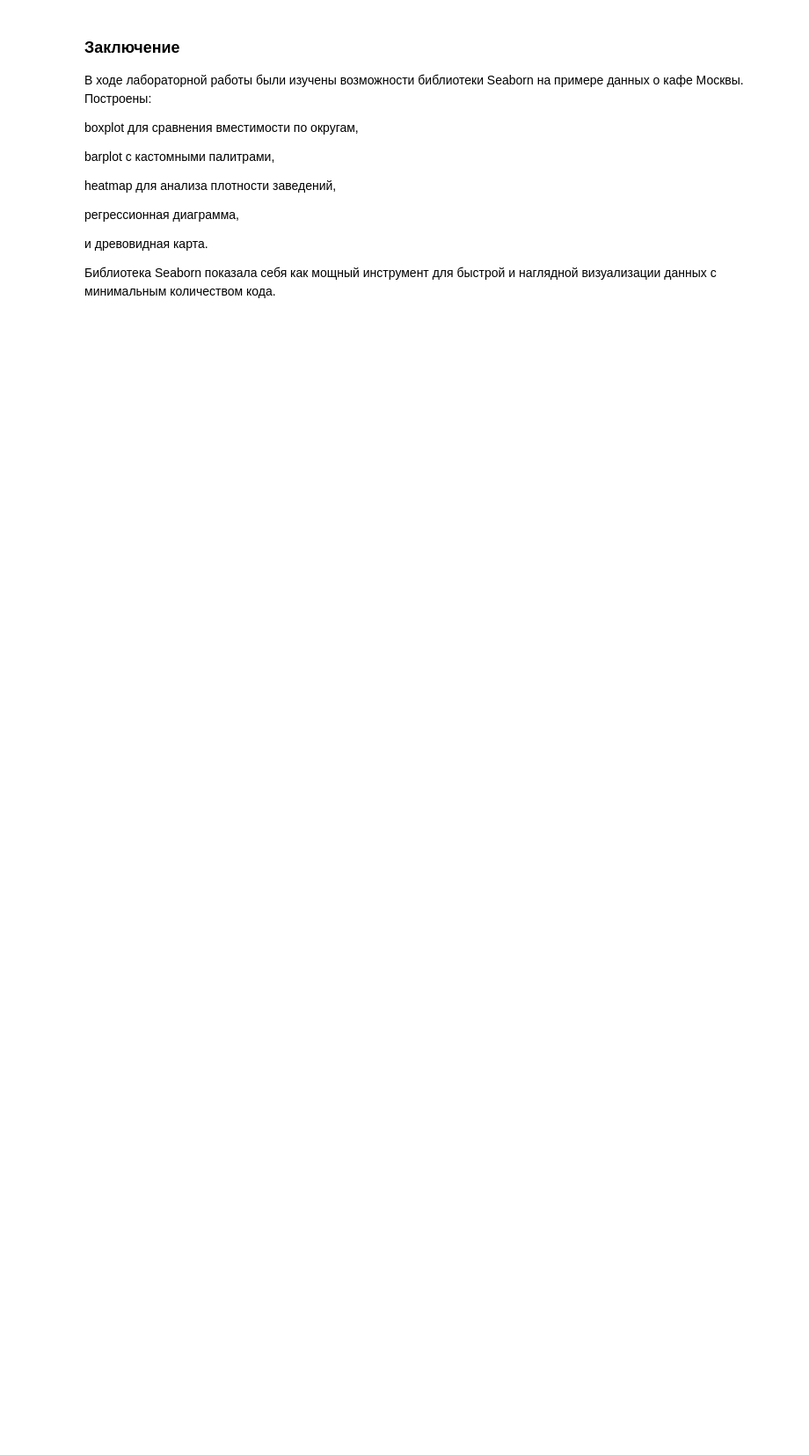
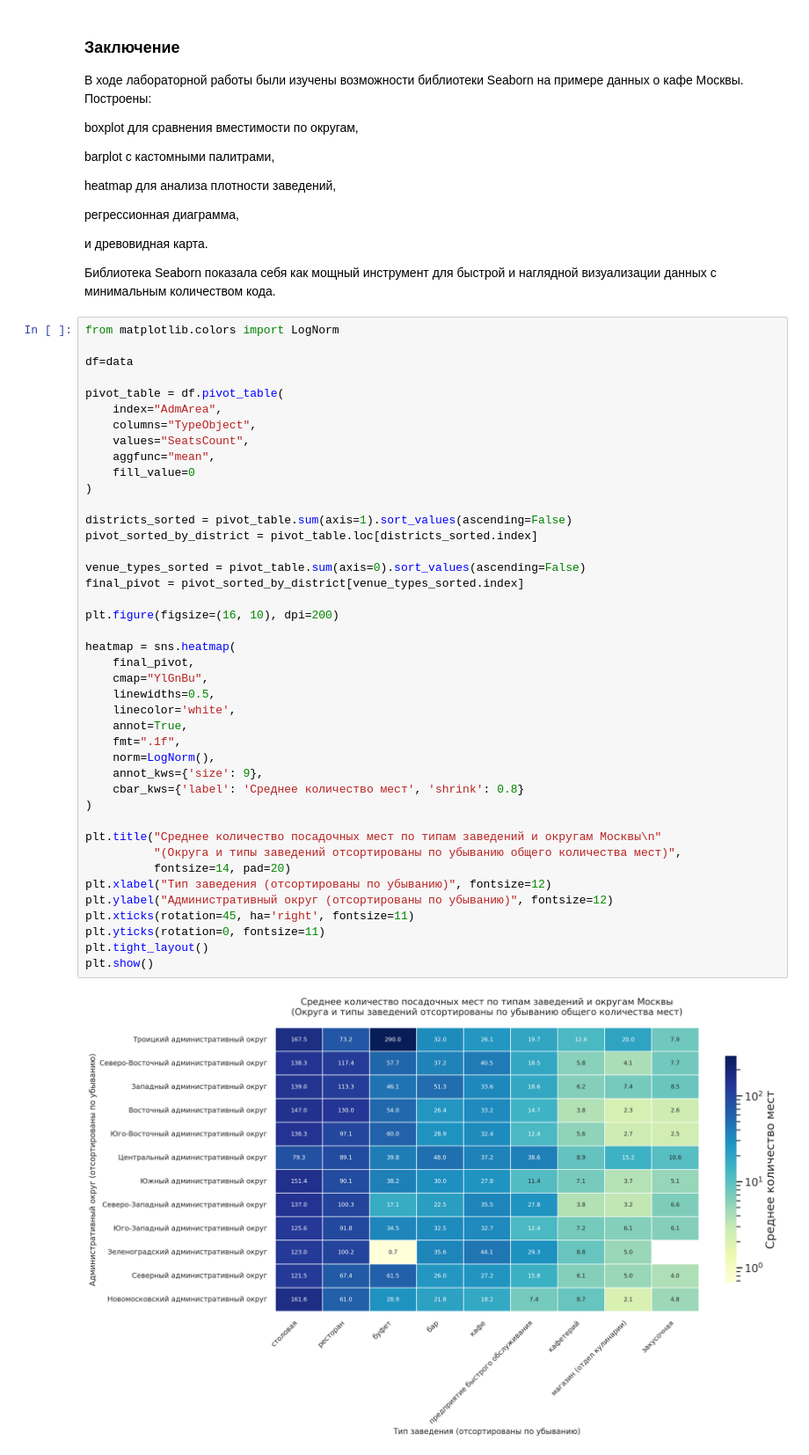
Before and after one commit to SARWX/SPPR, a Jupyter notebook: lab4/sppr_4.ipynb, the cells around one changed output. Shown at 88% size. Drawn from its saved outputs; the diff is of its cells as text; blank space fills up the shorter version.

```diff
--- a/lab4/sppr_4.ipynb
+++ b/lab4/sppr_4.ipynb
@@ -170,3 +235,47 @@ heatmap для анализа плотности заведений,
 и древовидная карта.
 
 Библиотека Seaborn показала себя как мощный инструмент для быстрой и наглядной визуализации данных с минимальным количеством кода.
+# %%
+from matplotlib.colors import LogNorm
+
+df=data
+
+pivot_table = df.pivot_table(
+    index="AdmArea",
+    columns="TypeObject",
+    values="SeatsCount",
+    aggfunc="mean",
+    fill_value=0
+)
+
+districts_sorted = pivot_table.sum(axis=1).sort_values(ascending=False)
+pivot_sorted_by_district = pivot_table.loc[districts_sorted.index]
+
+venue_types_sorted = pivot_table.sum(axis=0).sort_values(ascending=False)
+final_pivot = pivot_sorted_by_district[venue_types_sorted.index]
+
+plt.figure(figsize=(16, 10), dpi=200)
+
+heatmap = sns.heatmap(
+    final_pivot,
+    cmap="YlGnBu",
+    linewidths=0.5,
+    linecolor='white',
+    annot=True,
+    fmt=".1f",
+    norm=LogNorm(),
+    annot_kws={'size': 9},
+    cbar_kws={'label': 'Среднее количество мест', 'shrink': 0.8}
+)
+
+plt.title("Среднее количество посадочных мест по типам заведений и округам Москвы\n"
+          "(Округа и типы заведений отсортированы по убыванию общего количества мест)",
+          fontsize=14, pad=20)
+plt.xlabel("Тип заведения (отсортированы по убыванию)", fontsize=12)
+plt.ylabel("Административный округ (отсортированы по убыванию)", fontsize=12)
+plt.xticks(rotation=45, ha='right', fontsize=11)
+plt.yticks(rotation=0, fontsize=11)
+plt.tight_layout()
+plt.show()
+# %% [output]
+[figure, added]
```
Also changed, not shown: parts of 7 cells of this notebook, 3 other files.
